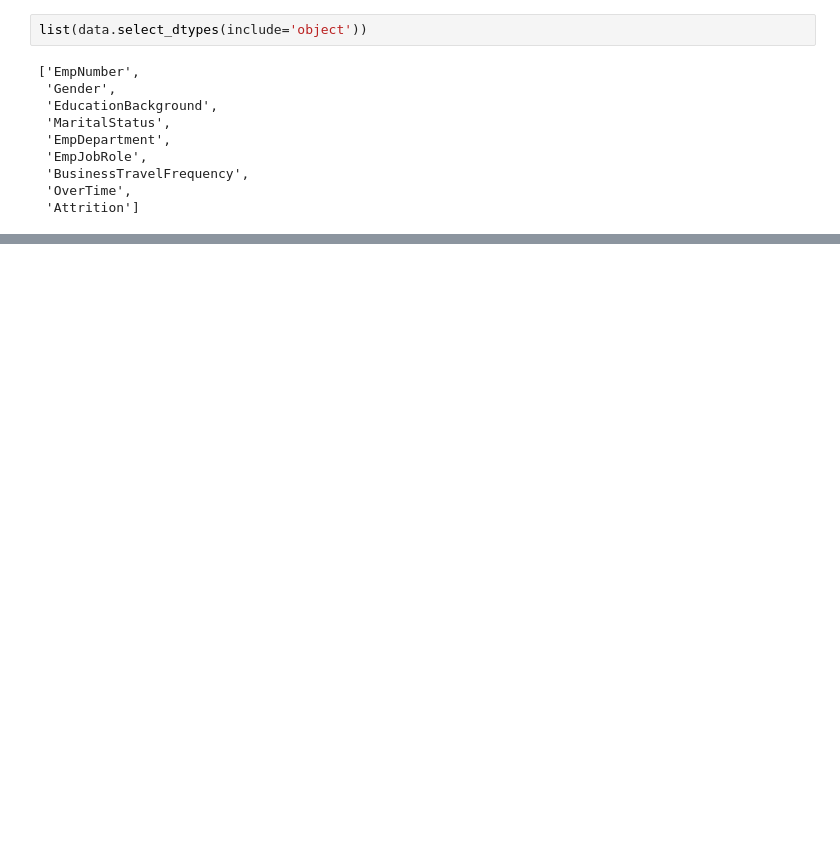
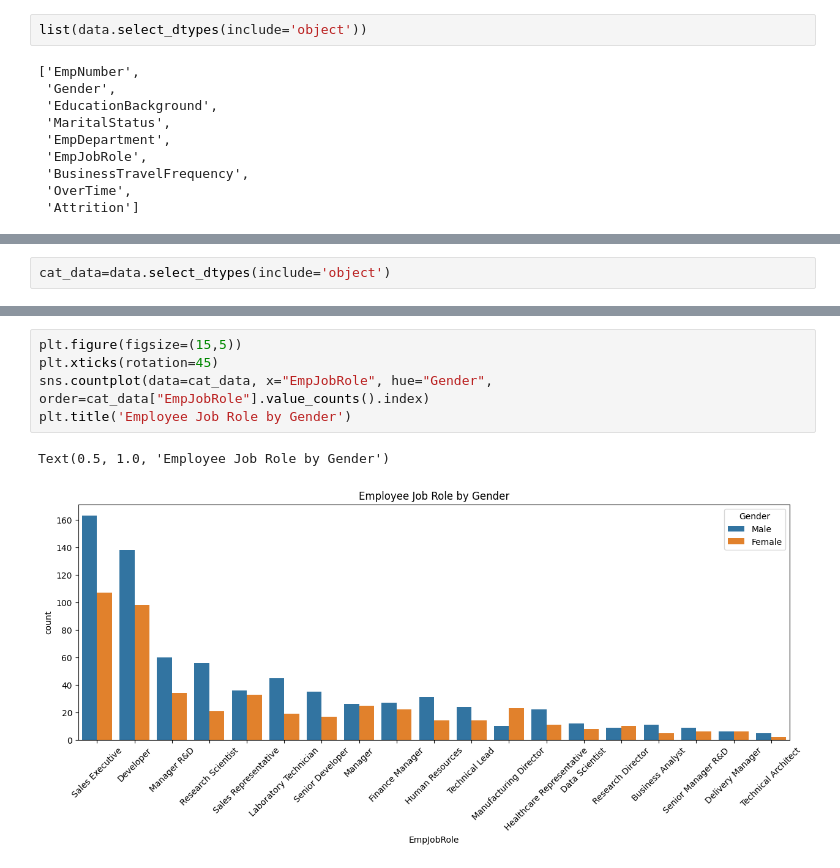
Before and after one commit to SudarshanIngole/IABAC_Project, a Jupyter notebook: IABAC_CDS_Project_Sudarshan.ipynb, the cells around one changed output, grey strips where cells are left out. Saved outputs shown, nothing was run; the diff lists cells and outputs as text; blank space fills up the shorter version.

```diff
--- a/IABAC_CDS_Project_Sudarshan.ipynb
+++ b/IABAC_CDS_Project_Sudarshan.ipynb
@@ -160,0 +205,2 @@ list(data.select_dtypes(include='object'))
+# %%
+cat_data=data.select_dtypes(include='object')
@@ -160,0 +223,8 @@ list(data.select_dtypes(include='object'))
+# %%
+plt.figure(figsize=(15,5))
+plt.xticks(rotation=45)
+sns.countplot(data=cat_data, x="EmpJobRole", hue="Gender", order=cat_data["EmpJobRole"].value_counts().index)
+plt.title('Employee Job Role by Gender')
+# %% [output]
+Text(0.5, 1.0, 'Employee Job Role by Gender')
+[figure, added]
```
Also changed, not shown: parts of 8 cells of this notebook.
